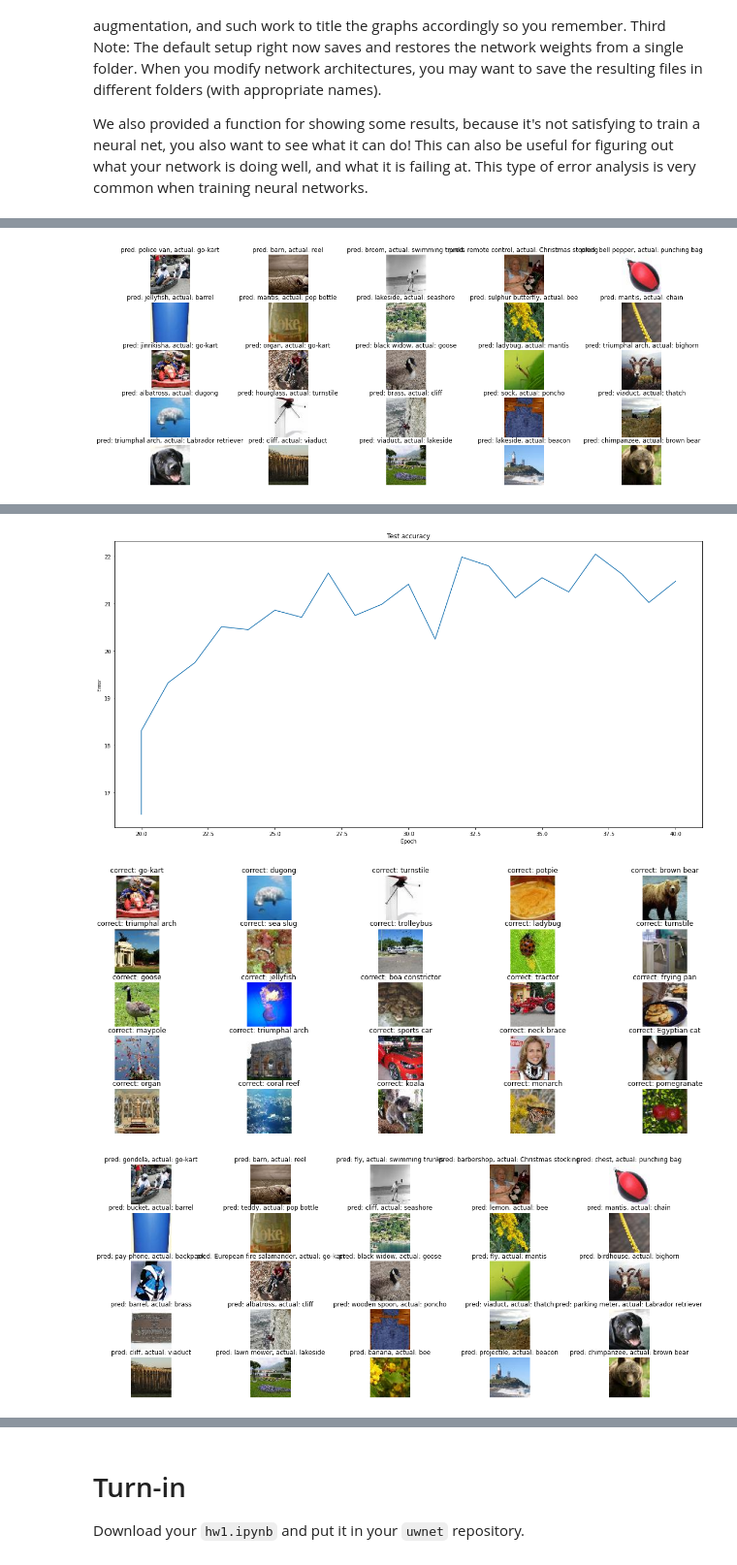
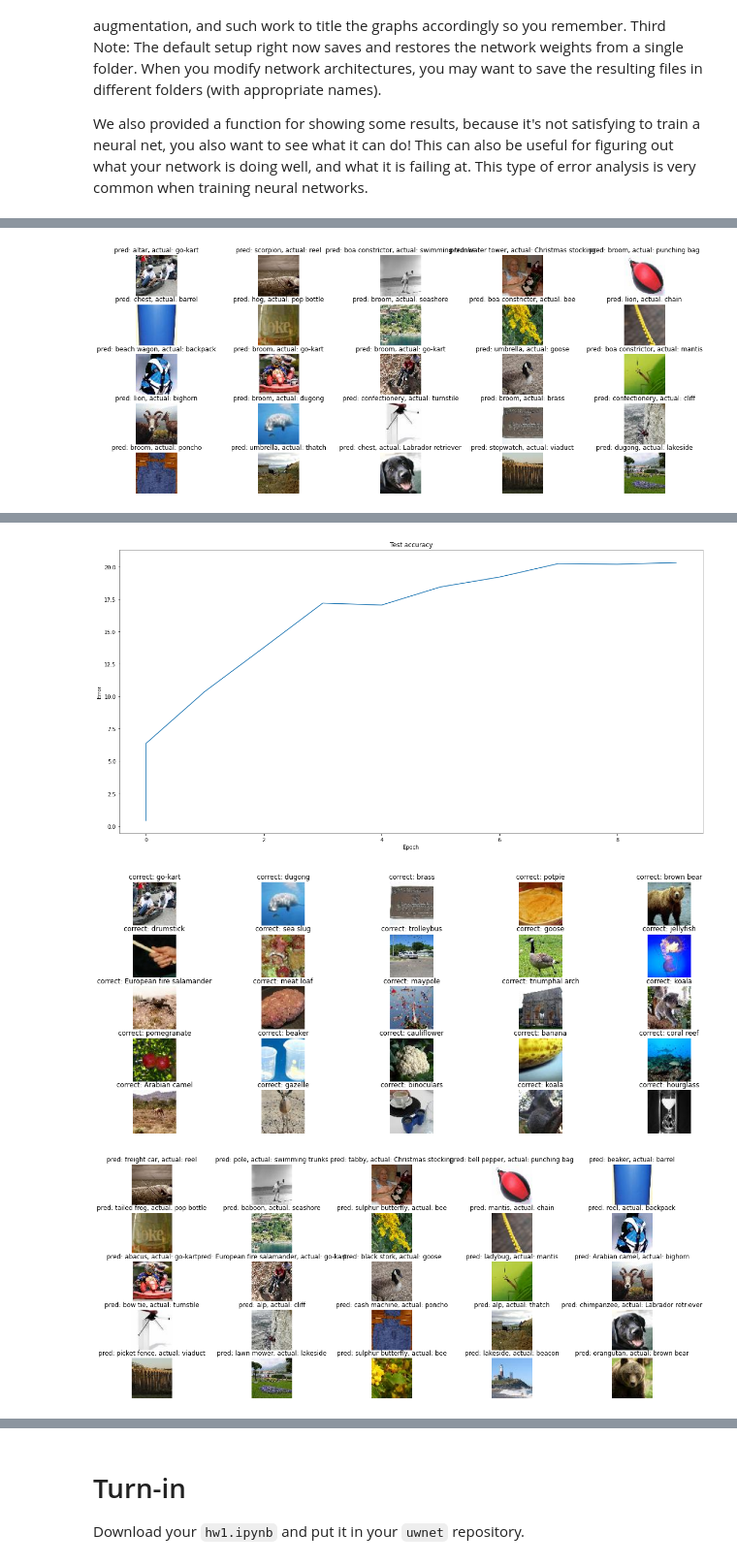
Before and after one commit to manangandhi99/uwnet, a Jupyter notebook: hw1.ipynb, the cells around one changed output, grey strips where cells are left out. Shown at 97% size. Cells and saved outputs as stored; diff of their text form; code cells hidden in the pictures.

```diff
--- a/hw1.ipynb
+++ b/hw1.ipynb
@@ -759,16 +790,16 @@ Note: You should be careful about which of these you apply to the test data. You
 # %%
 train_transforms = transforms.Compose([
     transforms.ToPILImage(),
-    transforms.RandomHorizontalFlip(),
+    #transforms.RandomHorizontalFlip(),
     transforms.ColorJitter(),
-    #transforms.Normalize(0, 1),
-    transforms.RandomAffine(10),
+    transforms.RandomAffine(20),
     transforms.ToTensor(),
+    transforms.Normalize((0.5, 0.5, 0.5), (0.5, 0.5, 0.5)),
     ])
 
 test_transforms = transforms.Compose([
-    #transforms.Normalize(0, 1),
     transforms.ToTensor(),
+    transforms.Normalize((0.5, 0.5, 0.5), (0.5, 0.5, 0.5)),
     ])
 
 data_train = H5Dataset(DATA_PATH + 'train.h5', transform=train_transforms)
@@ -805,15 +836,15 @@ We also provided a function for showing some results, because it's not satisfyin
 # Play around with these constants, you may find a better setting.
 BATCH_SIZE = 256
 TEST_BATCH_SIZE = 10
-EPOCHS = 40
-LEARNING_RATE = 0.01
+EPOCHS = 19
+LEARNING_RATE = 0.05
 MOMENTUM = 0.9
 USE_CUDA = True
 SEED = 0
 PRINT_INTERVAL = 100
 WEIGHT_DECAY = 0.000
 
-EXPERIMENT_VERSION = "0.1" # increment this to start a new experiment
+EXPERIMENT_VERSION = "0.8" # increment this to start a new experiment
 LOG_PATH = DATA_PATH + 'logs/' + EXPERIMENT_VERSION + '/'
 
 # Now the actual training code
@@ -859,6 +890,9 @@ def try_model():
   try:
       for epoch in range(start_epoch, EPOCHS + 1):
           train_loss = train(model, device, train_loader, optimizer, epoch, PRINT_INTERVAL)
+          #print("Training accuracy: ")
+          #_, train_accuracy, correct_images_train, correct_val_train, error_images_train, predicted_val_train, gt_val_train = test(model, device, train_loader, True)
+
           test_loss, test_accuracy, correct_images, correct_val, error_images, predicted_val, gt_val = test(model, device, test_loader, True)
           train_losses.append((epoch, train_loss))
           test_losses.append((epoch, test_loss))
@@ -911 +929 @@ Test set: Average loss: 3.9160, Accuracy: 1323/8000 (17%)
-[figure, old version]
+[figure, new version]
@@ -931,3 +949,3 @@ Saved /gdrive/My Drive/colab_files/hw1/tiny_imagenet/logs/0.1/040.pt
-[figure, old version]
+[figure, new version]
-[figure, old version]
+[figure, new version]
-[figure, old version]
+[figure, new version]
```
Also changed, not shown: parts of 8 cells of this notebook.
